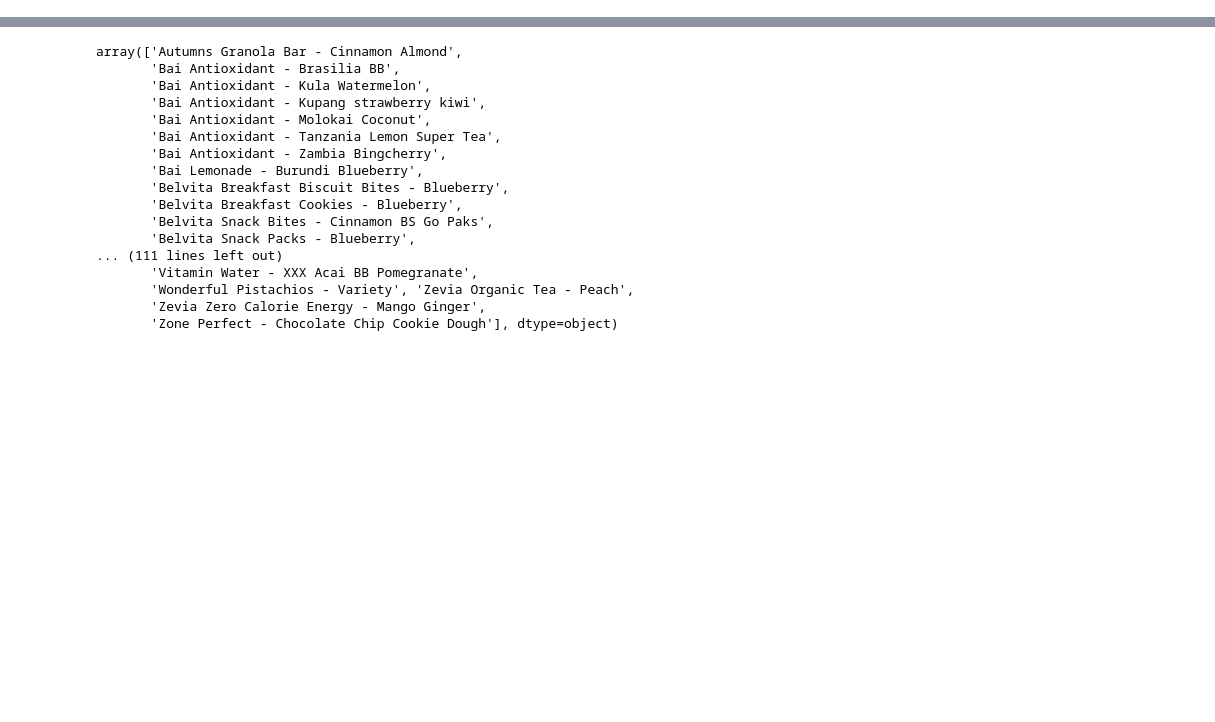
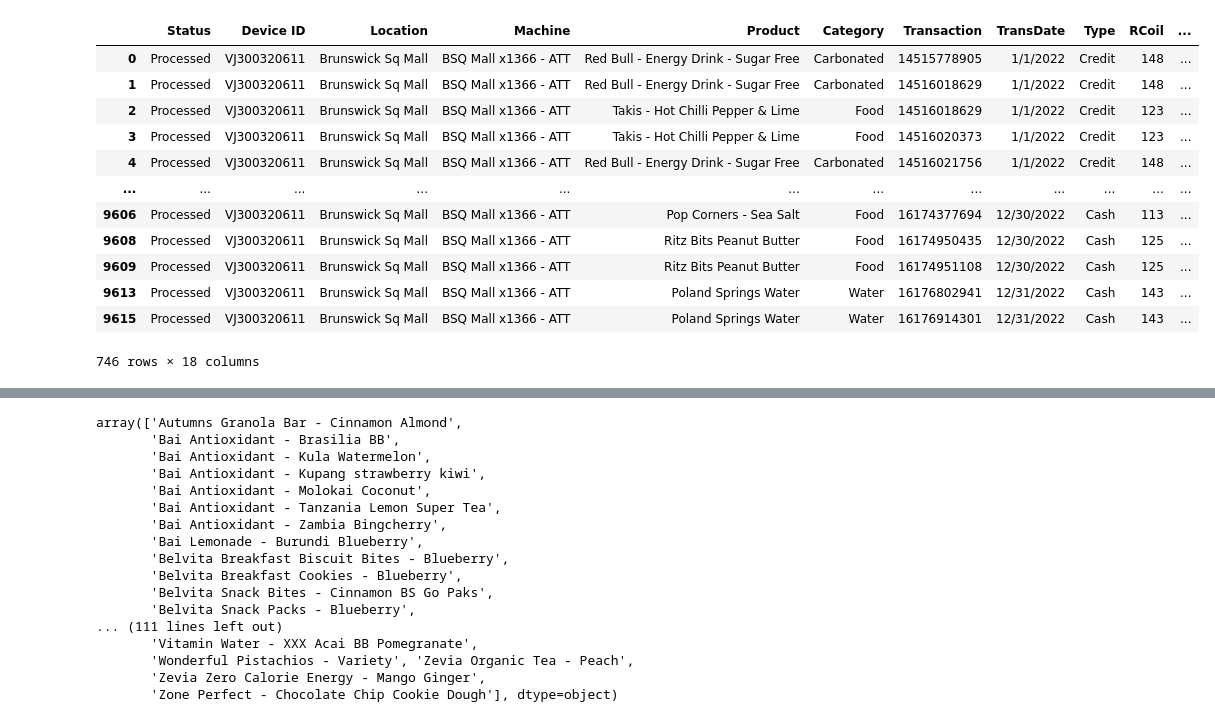
Before and after one commit to tomweinandy/AIinPowerBI, a Jupyter notebook: clean_vending_data.ipynb, the cells around one changed output, grey strips where cells are left out. Saved outputs shown, nothing was run; the diff lists cells and outputs as text; code cells hidden in the pictures; blank space fills up the shorter version.

```diff
--- a/clean_vending_data.ipynb
+++ b/clean_vending_data.ipynb
@@ -11,0 +120,16 @@ data = pd.read_csv('vend.csv').dropna()
+# %%
+df[df['Machine']=='BSQ Mall x1366 - ATT']
+# %% [output]
+|  | Status | Device ID | Location | Machine | Product | Category | Transaction | TransDate | Type | RCoil | ... |
+| 0 | Processed | VJ300320611 | Brunswick Sq Mall | BSQ Mall x1366 - ATT | Red Bull - Energy Drink - Sugar Free | Carbonated | 14515778905 | 1/1/2022 | Credit | 148 | ... |
+| 1 | Processed | VJ300320611 | Brunswick Sq Mall | BSQ Mall x1366 - ATT | Red Bull - Energy Drink - Sugar Free | Carbonated | 14516018629 | 1/1/2022 | Credit | 148 | ... |
+| 2 | Processed | VJ300320611 | Brunswick Sq Mall | BSQ Mall x1366 - ATT | Takis - Hot Chilli Pepper & Lime | Food | 14516018629 | 1/1/2022 | Credit | 123 | ... |
+| 3 | Processed | VJ300320611 | Brunswick Sq Mall | BSQ Mall x1366 - ATT | Takis - Hot Chilli Pepper & Lime | Food | 14516020373 | 1/1/2022 | Credit | 123 | ... |
+| 4 | Processed | VJ300320611 | Brunswick Sq Mall | BSQ Mall x1366 - ATT | Red Bull - Energy Drink - Sugar Free | Carbonated | 14516021756 | 1/1/2022 | Credit | 148 | ... |
+| ... | ... | ... | ... | ... | ... | ... | ... | ... | ... | ... | ... |
+| 9606 | Processed | VJ300320611 | Brunswick Sq Mall | BSQ Mall x1366 - ATT | Pop Corners - Sea Salt | Food | 16174377694 | 12/30/2022 | Cash | 113 | ... |
+| 9608 | Processed | VJ300320611 | Brunswick Sq Mall | BSQ Mall x1366 - ATT | Ritz Bits Peanut Butter | Food | 16174950435 | 12/30/2022 | Cash | 125 | ... |
+| 9609 | Processed | VJ300320611 | Brunswick Sq Mall | BSQ Mall x1366 - ATT | Ritz Bits Peanut Butter | Food | 16174951108 | 12/30/2022 | Cash | 125 | ... |
+| 9613 | Processed | VJ300320611 | Brunswick Sq Mall | BSQ Mall x1366 - ATT | Poland Springs Water | Water | 16176802941 | 12/31/2022 | Cash | 143 | ... |
+| 9615 | Processed | VJ300320611 | Brunswick Sq Mall | BSQ Mall x1366 - ATT | Poland Springs Water | Water | 16176914301 | 12/31/2022 | Cash | 143 | ... |
+746 rows × 18 columns
```
Also changed, not shown: parts of 11 cells of this notebook.
